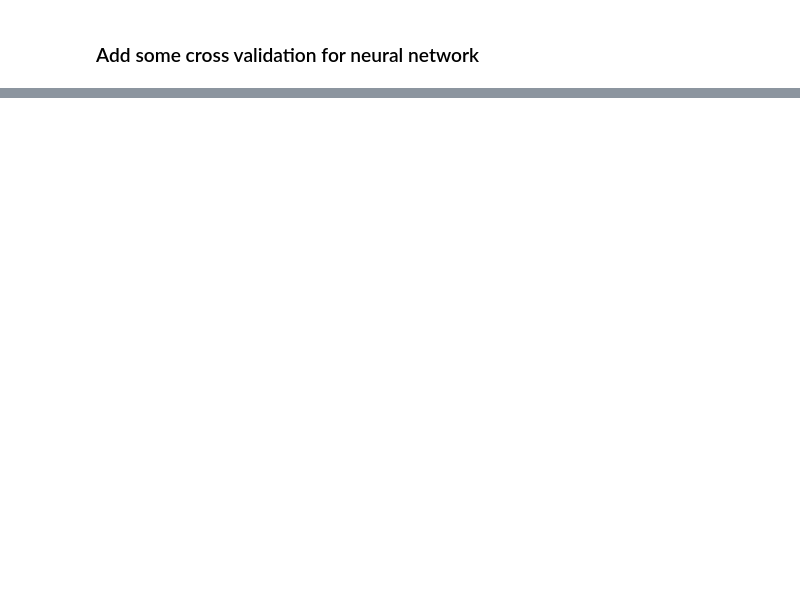
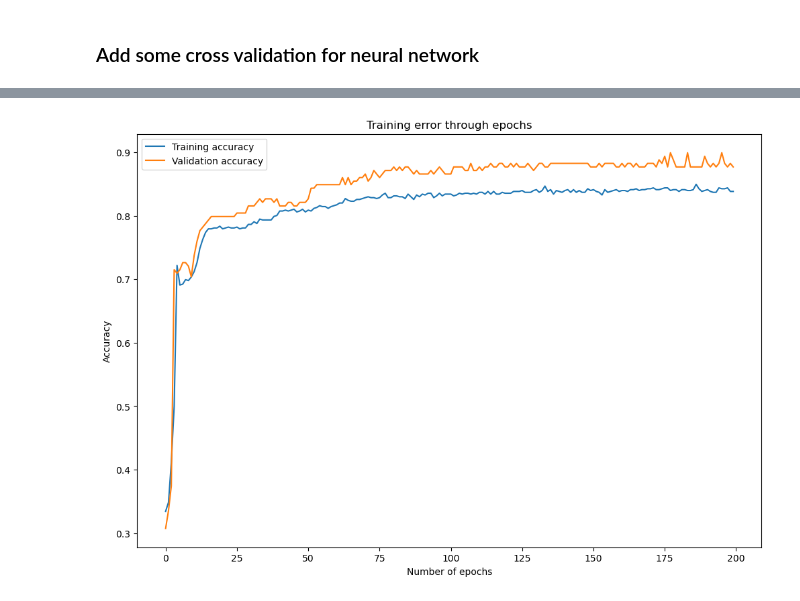
Before and after one commit to edgarWolf/titanic-playground, a Jupyter notebook: titanic.ipynb, the cells around one changed output, grey strips where cells are left out. Cells and saved outputs as stored; diff of their text form; code cells hidden in the pictures; blank space fills up the shorter version.

Commit message:
Add some basic NN cross validation.

```diff
--- a/titanic.ipynb
+++ b/titanic.ipynb
@@ -1243,0 +1291,8 @@ plt.show()
+# %%
+cv_model = build_model("relu", [16, 8], hidden_layers=2)
+cv_model.compile(
+    loss=keras.losses.BinaryCrossentropy(from_logits=True),
+    optimizer=keras.optimizers.RMSprop(),
+    metrics=["accuracy"],
+)
+cv_model.summary()
@@ -1243,0 +1317,2 @@ plt.show()
+# %%
+history = cv_model.fit(X_train, y_train, batch_size=200, epochs=200, validation_split=0.2)
@@ -1243,0 +1337,11 @@ plt.show()
+# %%
+fig, ax = plt.subplots(figsize=(12, 8))
+ax.plot(history.history["accuracy"], label="Training accuracy")
+ax.plot(history.history["val_accuracy"], label="Validation accuracy")
+plt.title("Training error through epochs")
+plt.xlabel("Number of epochs")
+plt.ylabel("Accuracy")
+plt.legend()
+plt.show()
+# %% [output]
+[figure, added]
```
Also changed, not shown: parts of 24 cells of this notebook.
